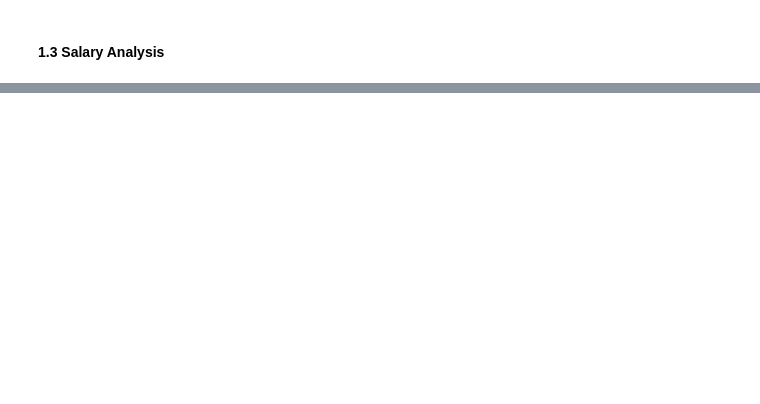
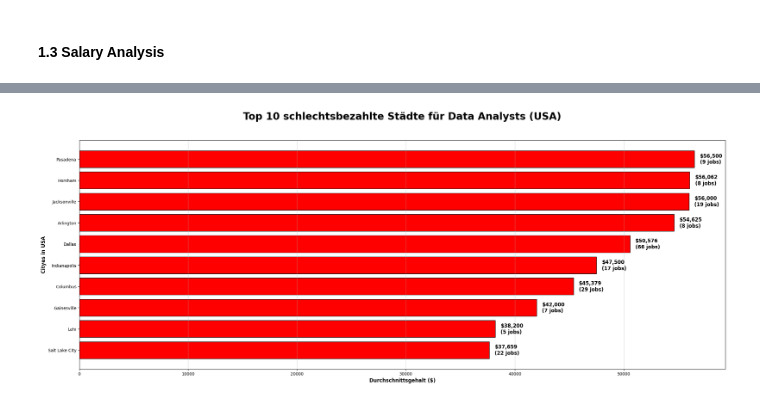
Before and after one commit to tvankov/Data-Analyst-Job-Market, a Jupyter notebook: DataAnalystJobMarketAnalysis_USAvsGermanyComparison.ipynb, the cells around one changed output, grey strips where cells are left out. Drawn from its saved outputs; the diff is of its cells as text; code cells hidden in the pictures; blank space fills up the shorter version.

```diff
--- a/DataAnalystJobMarketAnalysis_USAvsGermanyComparison.ipynb
+++ b/DataAnalystJobMarketAnalysis_USAvsGermanyComparison.ipynb
@@ -239,0 +224,10 @@ df_germany
+# %%
+# Calkullating the last 10 payed citys
+
+worst_10_cities = city_salary.tail(10)
+
+# Print LAST 10
+print("\n" + "="*80)
+print("WARST 10 BEZAHLTE STÄDTE (min. 5 Jobs):")
+print("="*80)
+print(last_10_cities)
@@ -239,0 +250,33 @@ df_germany
+# %%
+# Erstelle Balkendiagramm
+plt.figure(figsize=(28, 10))
+
+# Daten vorbereiten
+warst_cities = worst_10_cities.index.tolist()
+warst_salaries = worst_10_cities['Avg_Salary'].values
+job_counts = worst_10_cities['Job_Count'].values
+
+
+# Balkendiagramm
+bars = plt.barh(warst_cities, warst_salaries, color='red', edgecolor='black')
+
+
+# Jobnummer als Text hinzufügen
+for i, (bar, count, salary) in enumerate(zip(bars, job_counts, warst_salaries)):
+    plt.text(salary + 500, i, f'${salary:,.0f}\n({int(count)} jobs)',
+             va='center', fontsize=12, fontweight='bold')
+
+plt.title('Top 10 schlechtsbezahlte Städte für Data Analysts (USA)', fontsize=24, fontweight='bold', pad=50, y=1.0)
+
+plt.xlabel('Durchschnittsgehalt ($)', fontsize=12, fontweight='bold')
+plt.ylabel('Cityes in USA', fontsize=12, fontweight='bold')
+
+plt.grid(axis='x', alpha=0.5 )
+
+plt.gca().invert_yaxis()  # Höchste oben
+
+plt.savefig('low_10_cities_salary.png', dpi=300, bbox_inches='tight')
+
+plt.show()
+# %% [output]
+[figure, added]
```
Also changed, not shown: parts of 8 cells of this notebook, 2 other files.
